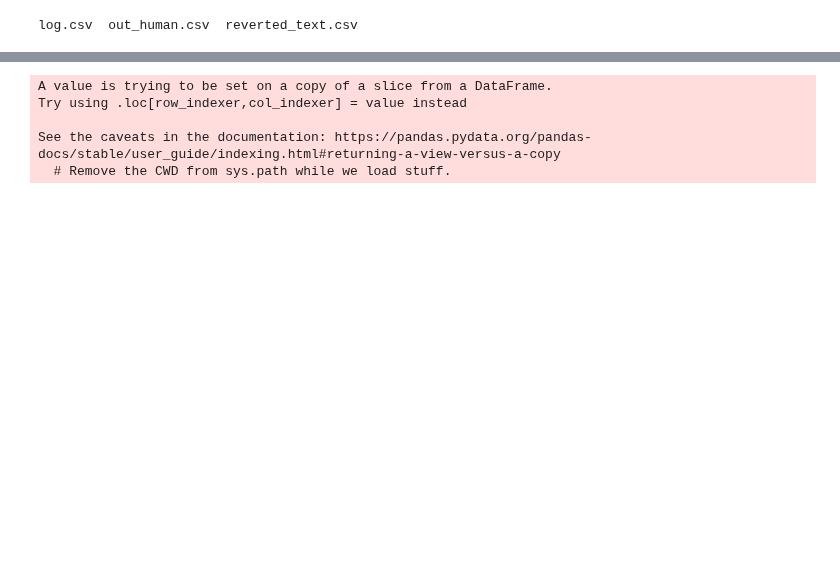
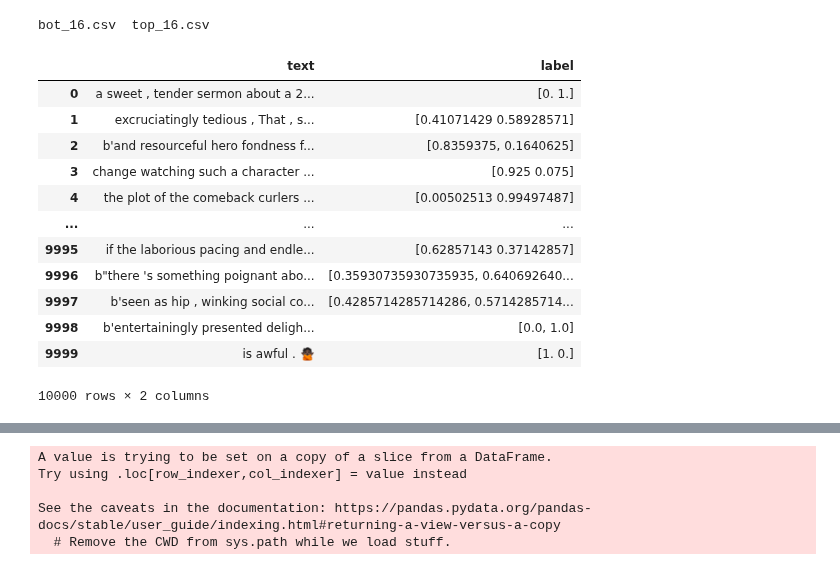
Before and after one commit to UCLA-SEAL/ProvenanceInspector, a Jupyter notebook: after/rename_columns.ipynb, the cells around one changed output, grey strips where cells are left out. Drawn from its saved outputs; the diff is of its cells as text; code cells hidden in the pictures; blank space fills up the shorter version.

```diff
--- a/after/rename_columns.ipynb
+++ b/after/rename_columns.ipynb
@@ -2,9 +2,26 @@
 import pandas as pd
 import numpy as np
 # %%
-ls results_sibyl
+ls results_sibyl_train
 # %% [output]
-log.csv  out_human.csv  reverted_text.csv
+bot_16.csv  top_16.csv
+# %%
+df = pd.read_csv('results_sibyl_train/top_16.csv', index_col=0)
+df
+# %% [output]
+|  | text | label |
+| 0 | a sweet , tender sermon about a 2... | [0. 1.] |
+| 1 | excruciatingly tedious , That , s... | [0.41071429 0.58928571] |
+| 2 | b'and resourceful hero fondness f... | [0.8359375, 0.1640625] |
+| 3 | change watching such a character ... | [0.925 0.075] |
+| 4 | the plot of the comeback curlers ... | [0.00502513 0.99497487] |
+| ... | ... | ... |
+| 9995 | if the laborious pacing and endle... | [0.62857143 0.37142857] |
+| 9996 | b"there 's something poignant abo... | [0.35930735930735935, 0.640692640... |
+| 9997 | b'seen as hip , winking social co... | [0.4285714285714286, 0.5714285714... |
+| 9998 | b'entertainingly presented deligh... | [0.0, 1.0] |
+| 9999 | is awful . 🙅🏿 | [1. 0.] |
+10000 rows × 2 columns
 # %%
 df = pd.read_csv('results_sibyl/log.csv', index_col=0)
 df.rename(columns = {'oringal_label':'original_label',
```
Also changed, not shown: 8 other files.
